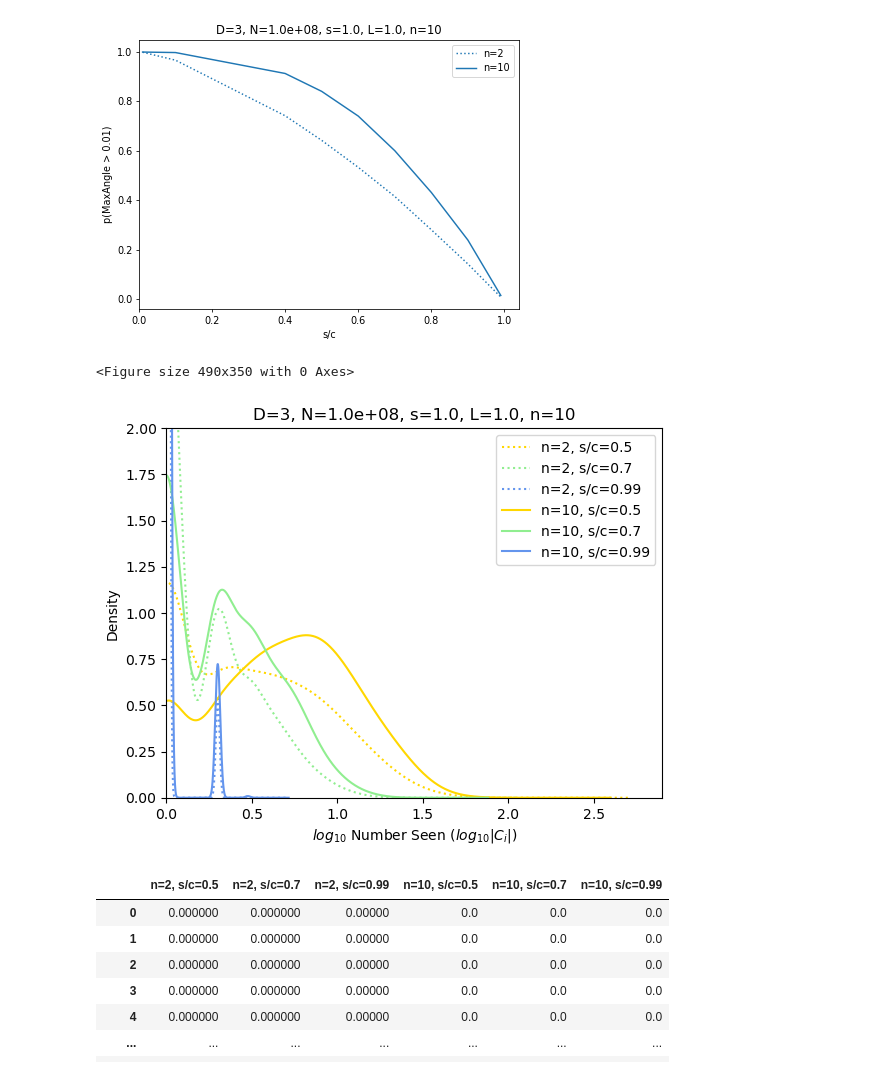
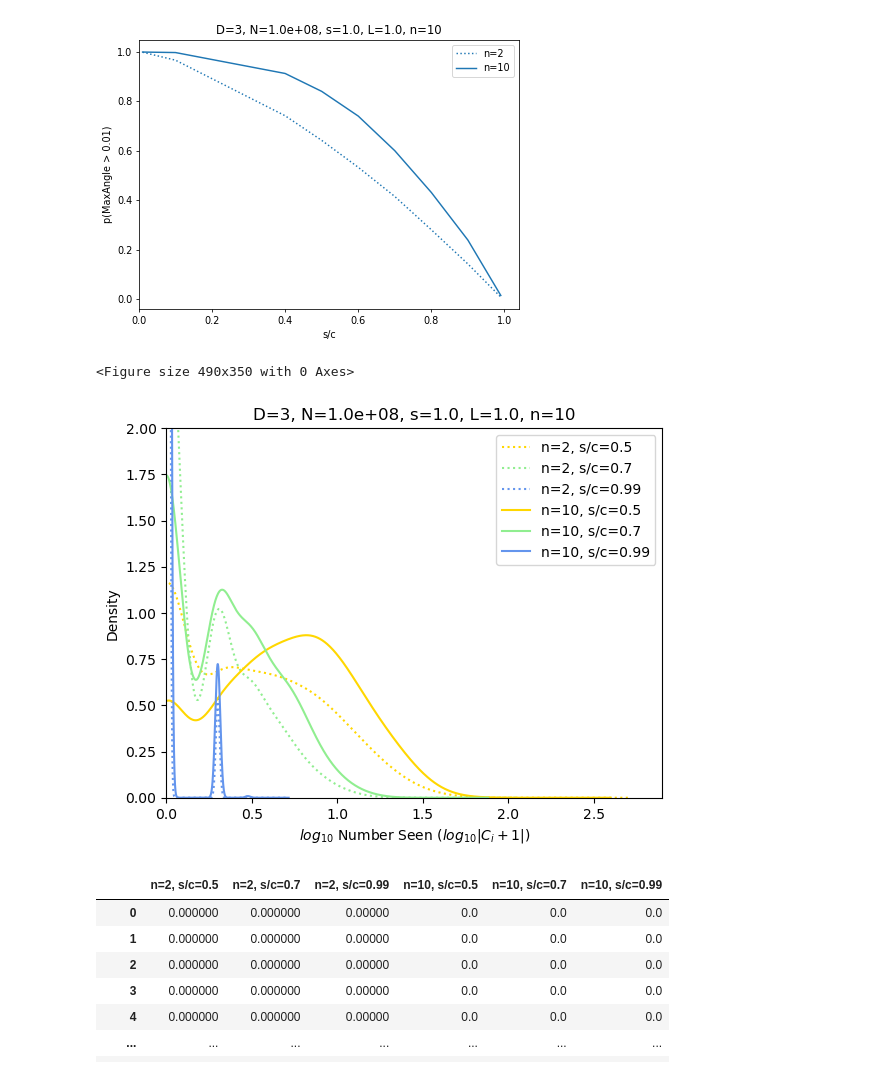
Before and after one commit to calvinmccarter/grabby_aliens, a Jupyter notebook: experiments/univariate-s.ipynb, the cells around one changed output. Saved outputs shown, nothing was run; the diff lists cells and outputs as text; code cells hidden in the pictures.

```diff
--- a/experiments/univariate-s.ipynb
+++ b/experiments/univariate-s.ipynb
@@ -76,7 +76,7 @@ for nn,lfmt in [(2, ':'), (10, '-.')]:
         )
         a = pd.read_csv(fout)
         ax = np.log10(a.NumberSeen+1).plot.kde(bw_method=0.3, linestyle=lfmt, c=color)
-    ax.set_xlabel('log10 Number Seen ($log_{10} |C_i|$)')
+    ax.set_xlabel('log10 Number Seen ($log_{10} |C_i+1|$)')
     ax.legend([f's/c={psc:.2}' for psc in plot_scs])
     ax.set_ylim(0, 2)
     ax.legend([f's/c={psc:.2}' for psc in plot_scs])
@@ -117,34 +117,34 @@ fig.savefig(f'figures-{resdir}/univariate-s-pMaxAngle.png');
 # %%
 fig = plt.figure(figsize=(7,5), dpi=dpi)
 res_df = pd.DataFrame()
 col_dict = {}
 lstyle_dict = {}
 for nn,lfmt in [(2, '-'), (10, '--')]:
     mycode_n = round((nn-2*m)/(1-m))
     for sc,color in zip(plot_scs, plot_colors):
         c = s / sc
         fout = (
             f"{resdir}/D={D}_n={float(mycode_n)}_N={N:.2e}_s={s:.1f}_"
             f"L={L:.1f}_c={c:.5e}_r={randix}.csv"
         )
         a = pd.read_csv(fout)
         res_df[f'n={nn}, s/c={sc:.2}'] = np.log10(a.NumberSeen+1)
         col_dict[f'n={nn}, s/c={sc:.2}'] = colors.to_rgb(color)
         lstyle_dict[f'n={nn}, s/c={sc:.2}'] = lfmt
 ax = res_df.plot.kde(bw_method=0.3,  color=col_dict)
-ax.set_xlabel('$log_{10}$ Number Seen ($log_{10} |C_i|$)')
+ax.set_xlabel('$log_{10}$ Number Seen ($log_{10} |C_i+1|$)')
 #ax.legend([f's/c={psc:.2}' for psc in plot_scs])
 ax.set_ylim(0, 2)
 #ax.legend([f's/c={psc:.2}' for psc in plot_scs])
 ax.set_xlim(0, ax.get_xlim()[1])
 ax.set_title(f'D={D}, N={N:.1e}, s={s}, L={L}, n={true_n}');
 for line in ax.get_lines()[0:3]:
     line.set_linestyle(':')
 ax.legend()
 plt.gcf().savefig(f'figures-{resdir}/univariate-s-NumberSeen-2.png');
 # %% [output]
 <Figure size 490x350 with 0 Axes>
-[figure, old version]
+[figure, new version]
 # %%
 res_df
 # %% [output]
```
Also changed, not shown: 21 other files.
